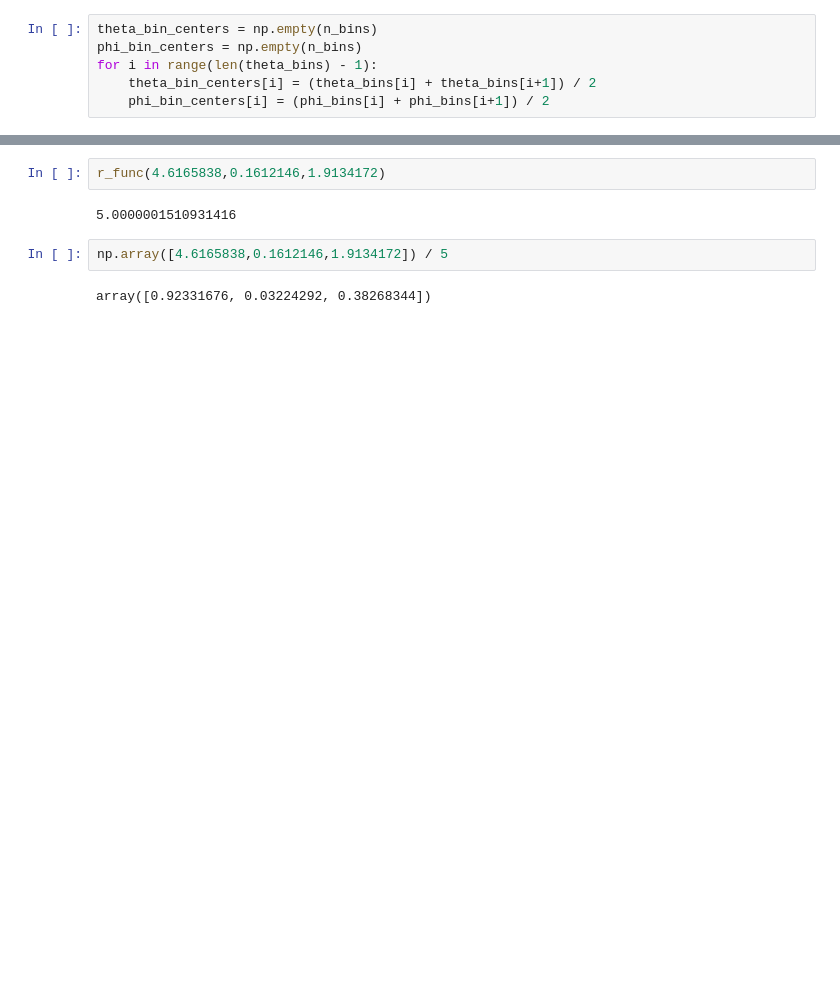
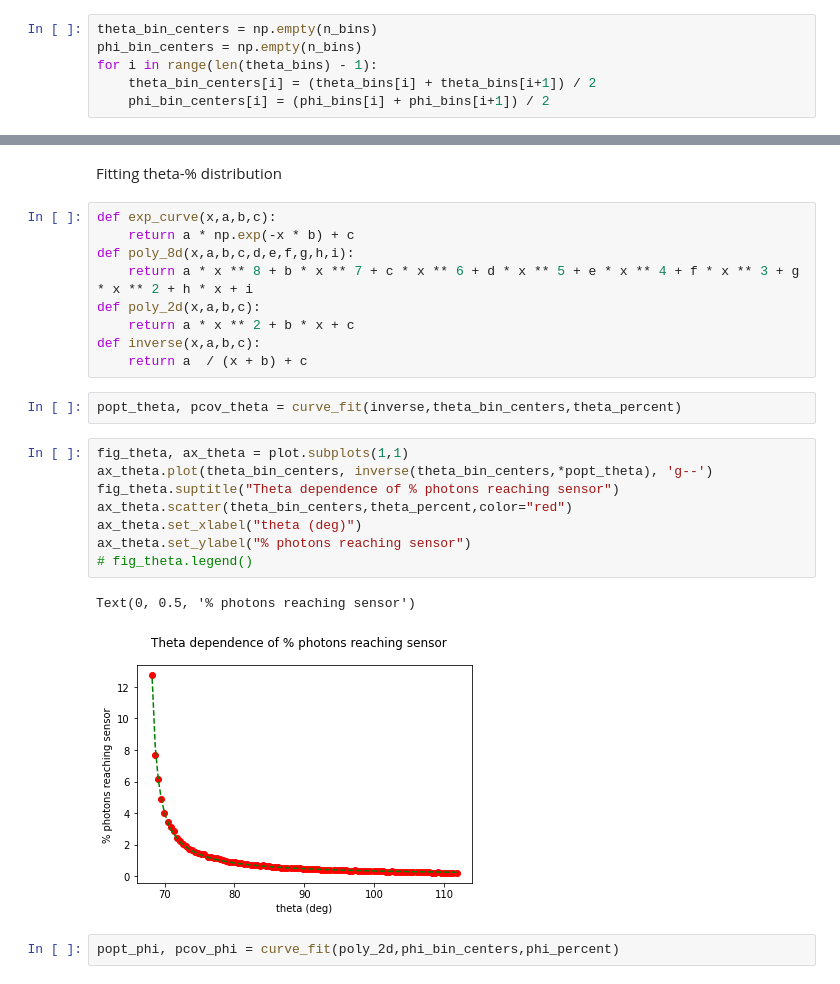
Before and after one commit to RowanKell/work_eic, a Jupyter notebook: macros/Variation/Variation.ipynb, the cells around one changed output, grey strips where cells are left out. Saved outputs shown, nothing was run; the diff lists cells and outputs as text; blank space fills up the shorter version.

Commit message:
added more variation stuff, including energy dependence on angle

```diff
--- a/macros/Variation/Variation.ipynb
+++ b/macros/Variation/Variation.ipynb
@@ -300,8 +168,26 @@ def r_func(x,y,z):
-# %%
-r_func(4.6165838,0.1612146,1.9134172)
-# %% [output]
-5.0000001510931416
-# %%
-np.array([4.6165838,0.1612146,1.9134172]) / 5
-# %% [output]
-array([0.92331676, 0.03224292, 0.38268344])
+# %% [markdown]
+Fitting theta-% distribution
+# %%
+def exp_curve(x,a,b,c):
+    return a * np.exp(-x * b) + c
+def poly_8d(x,a,b,c,d,e,f,g,h,i):
+    return a * x ** 8 + b * x ** 7 + c * x ** 6 + d * x ** 5 + e * x ** 4 + f * x ** 3 + g * x ** 2 + h * x + i
+def poly_2d(x,a,b,c):
+    return a * x ** 2 + b * x + c
+def inverse(x,a,b,c):
+    return a  / (x + b) + c
+# %%
+popt_theta, pcov_theta = curve_fit(inverse,theta_bin_centers,theta_percent)
+# %%
+fig_theta, ax_theta = plot.subplots(1,1)
+ax_theta.plot(theta_bin_centers, inverse(theta_bin_centers,*popt_theta), 'g--')
+fig_theta.suptitle("Theta dependence of % photons reaching sensor")
+ax_theta.scatter(theta_bin_centers,theta_percent,color="red")
+ax_theta.set_xlabel("theta (deg)")
+ax_theta.set_ylabel("% photons reaching sensor")
+# fig_theta.legend()
+# %% [output]
+Text(0, 0.5, '% photons reaching sensor')
+[figure, added]
+# %%
+popt_phi, pcov_phi = curve_fit(poly_2d,phi_bin_centers,phi_percent)
```
Also changed, not shown: parts of 24 cells of this notebook, 13 other files.
